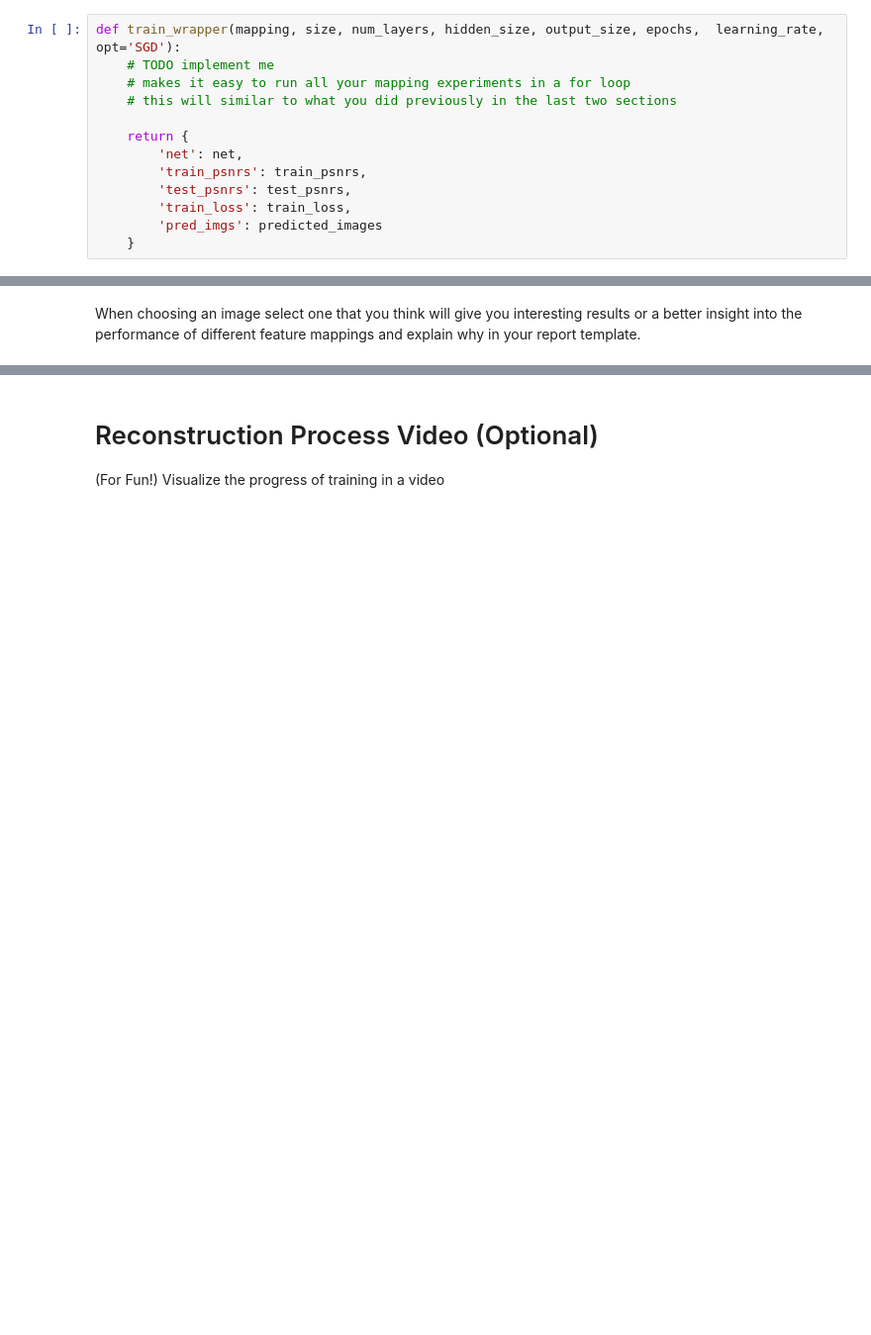
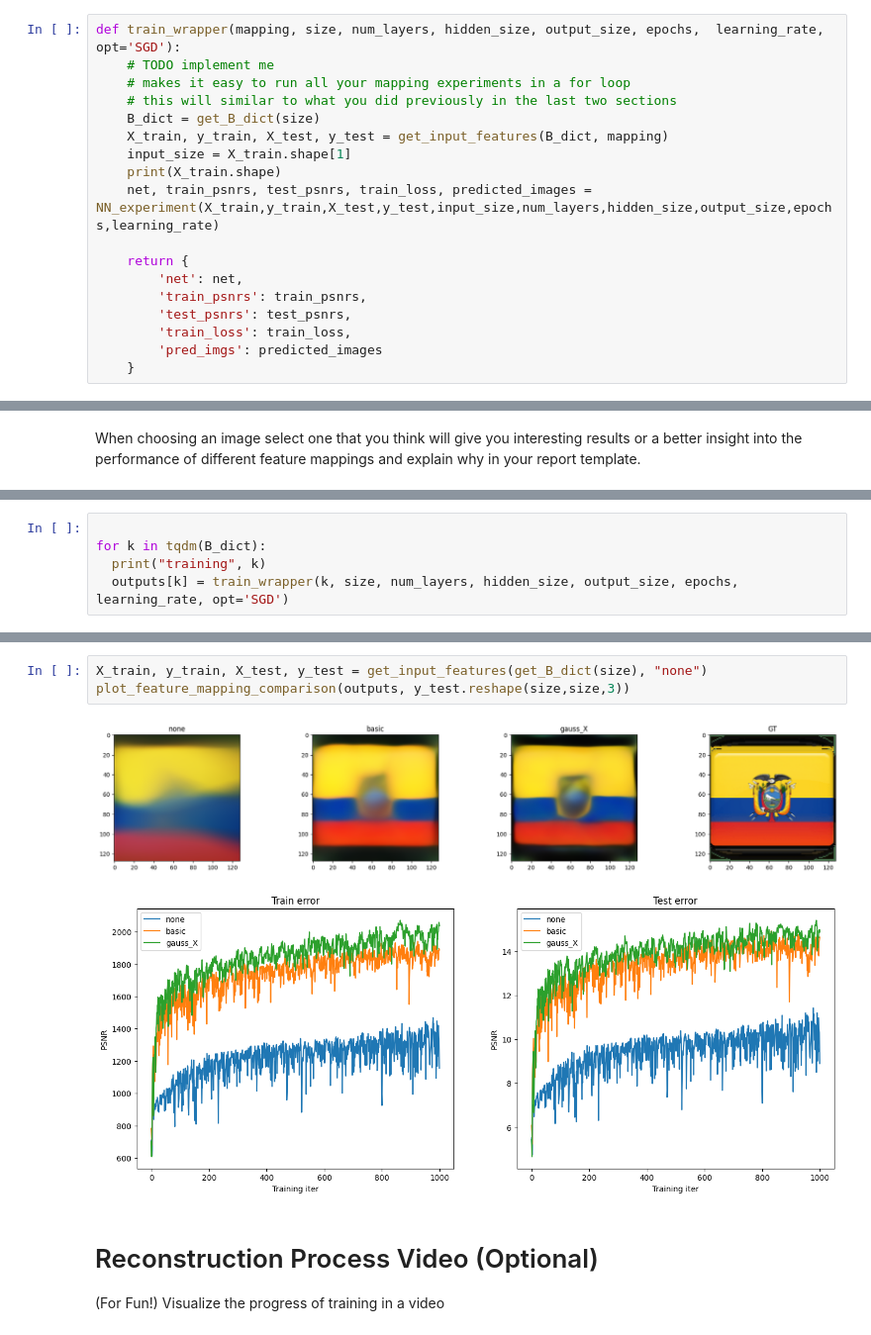
Before and after one commit to charlsgee/CS444, a Jupyter notebook: assignment2_starter_code/neural_network.ipynb, the cells around one changed output, grey strips where cells are left out. Shown at 99% size. Cells and saved outputs as stored; diff of their text form; blank space fills up the shorter version.

```diff
--- a/assignment2_starter_code/neural_network.ipynb
+++ b/assignment2_starter_code/neural_network.ipynb
@@ -338,6 +377,11 @@ def train_wrapper(mapping, size, num_layers, hidden_size, output_size, epochs,
     # TODO implement me
     # makes it easy to run all your mapping experiments in a for loop
     # this will similar to what you did previously in the last two sections
+    B_dict = get_B_dict(size)
+    X_train, y_train, X_test, y_test = get_input_features(B_dict, mapping)
+    input_size = X_train.shape[1]
+    print(X_train.shape)
+    net, train_psnrs, test_psnrs, train_loss, predicted_images = NN_experiment(X_train,y_train,X_test,y_test,input_size,num_layers,hidden_size,output_size,epochs,learning_rate)
 
     return {
         'net': net,
@@ -394,0 +478,5 @@ plot_reconstruction_progress(predicted_images, y_test)
+# %%
+
+for k in tqdm(B_dict):
+  print("training", k)
+  outputs[k] = train_wrapper(k, size, num_layers, hidden_size, output_size, epochs, learning_rate, opt='SGD')
@@ -395,3 +490,9 @@ plot_reconstruction_progress(predicted_images, y_test)
+# %%
+X_train, y_train, X_test, y_test = get_input_features(get_B_dict(size), "none")
+plot_feature_mapping_comparison(outputs, y_test.reshape(size,size,3))
+# %% [output]
+[figure, added]
+[figure, added]
 # %% [markdown]
 # Reconstruction Process Video (Optional)
 (For Fun!) Visualize the progress of training in a video
```
Also changed, not shown: parts of 18 cells of this notebook, 4 other files.
